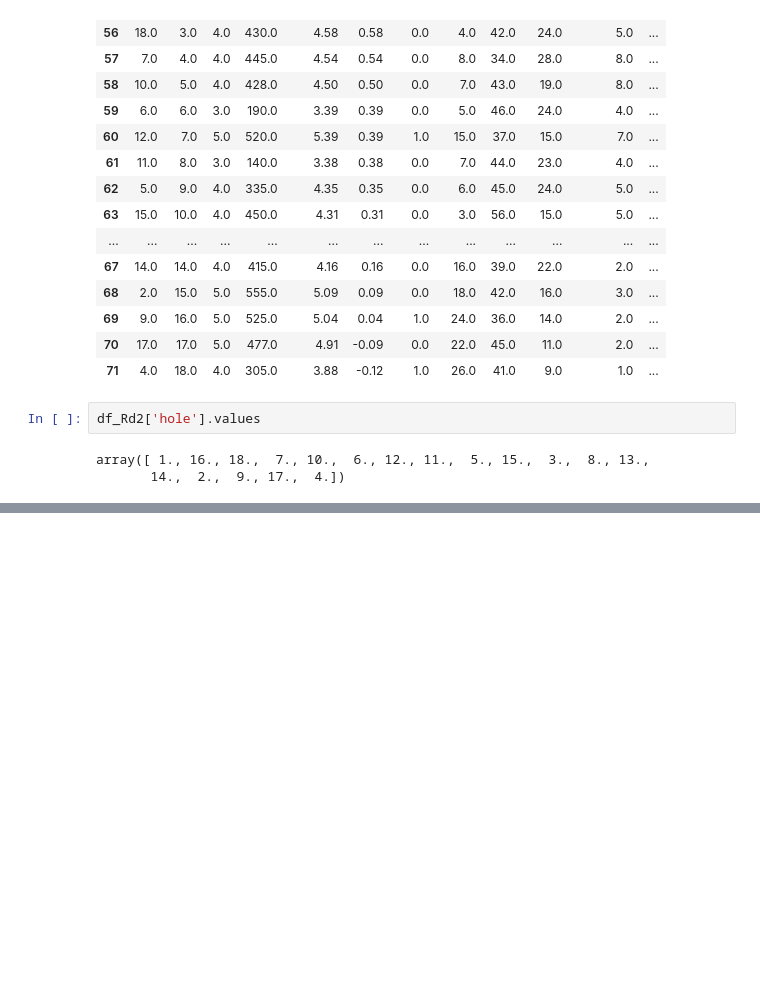
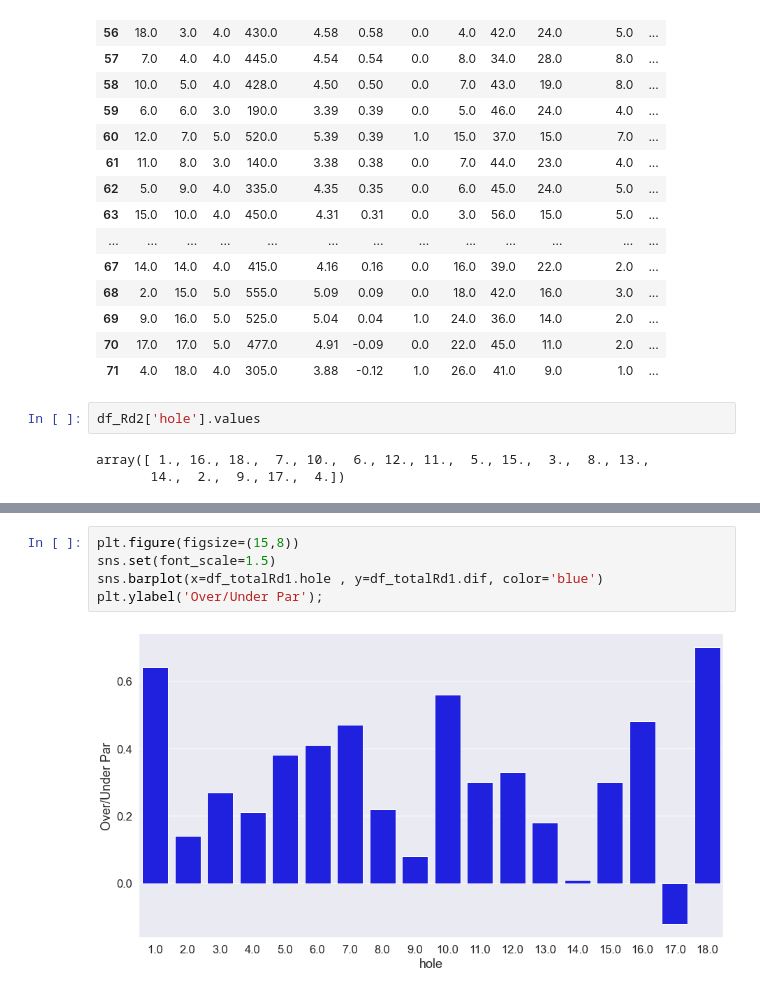
Before and after one commit to richesinrr0/bscGolf, a Jupyter notebook: scrape2019.ipynb, the cells around one changed output, grey strips where cells are left out. Drawn from its saved outputs; the diff is of its cells as text; blank space fills up the shorter version.

```diff
--- a/scrape2019.ipynb
+++ b/scrape2019.ipynb
@@ -182,3 +185,10 @@ df.describe()
 | 50% | 9.500000 | 9.500000 | 4.000000 | 428.000000 | 4.365000 | 0.300000 | 0.000000 | 7.500000 | 43.000000 | 16.000000 | 5.000000 | ... |
 | 75% | 14.000000 | 14.000000 | 4.000000 | 451.000000 | 4.700000 | 0.470000 | 0.000000 | 15.250000 | 46.750000 | 24.000000 | 6.250000 | ... |
 | max | 18.000000 | 18.000000 | 5.000000 | 555.000000 | 5.390000 | 0.830000 | 3.000000 | 30.000000 | 57.000000 | 29.000000 | 11.000000 | ... |
+# %%
+plt.figure(figsize=(15,8))
+sns.set(font_scale=1.5)
+sns.barplot(x=df_totalRd1.hole , y=df_totalRd1.dif, color='blue')
+plt.ylabel('Over/Under Par');
+# %% [output]
+[figure, added]
```
Also changed, not shown: parts of 9 cells of this notebook, 7 other files.
